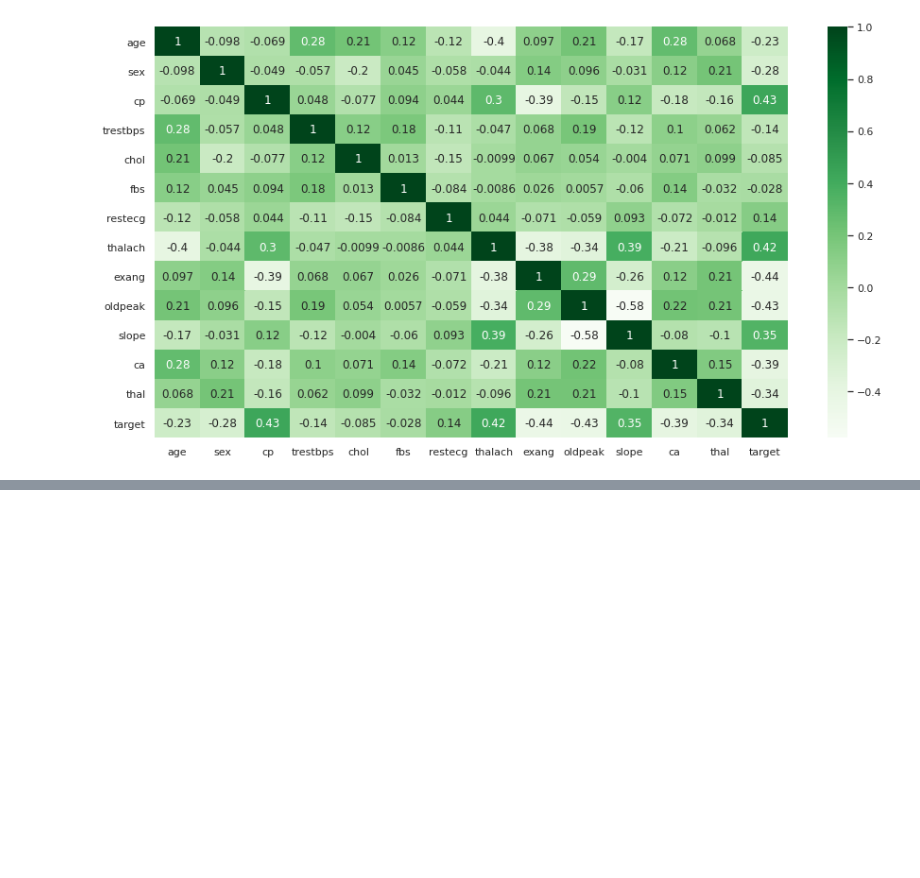
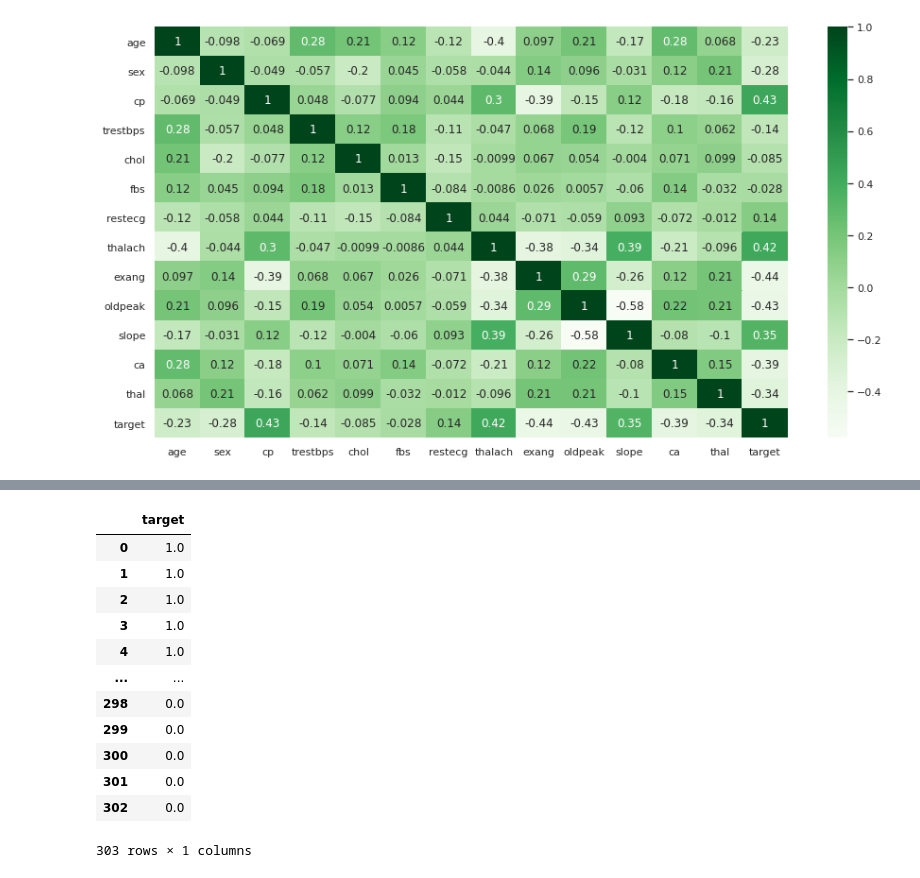
Before and after one commit to mlmaster1995/machine-learning-portforlio-python, a Jupyter notebook: heart_disease_classification/Data Proprocessing and Visualizatioin.ipynb, the cells around one changed output, grey strips where cells are left out. Saved outputs shown, nothing was run; the diff lists cells and outputs as text; code cells hidden in the pictures; blank space fills up the shorter version.

```diff
--- a/heart_disease_classification/Data Proprocessing and Visualizatioin.ipynb
+++ b/heart_disease_classification/Data Proprocessing and Visualizatioin.ipynb
@@ -141,0 +161,17 @@ plt.show()
+# %%
+target = pd.DataFrame(target)
+target
+# %% [output]
+|  | target |
+| 0 | 1.0 |
+| 1 | 1.0 |
+| 2 | 1.0 |
+| 3 | 1.0 |
+| 4 | 1.0 |
+| ... | ... |
+| 298 | 0.0 |
+| 299 | 0.0 |
+| 300 | 0.0 |
+| 301 | 0.0 |
+| 302 | 0.0 |
+303 rows × 1 columns
```
Also changed, not shown: parts of 7 cells of this notebook, 5 other files.
